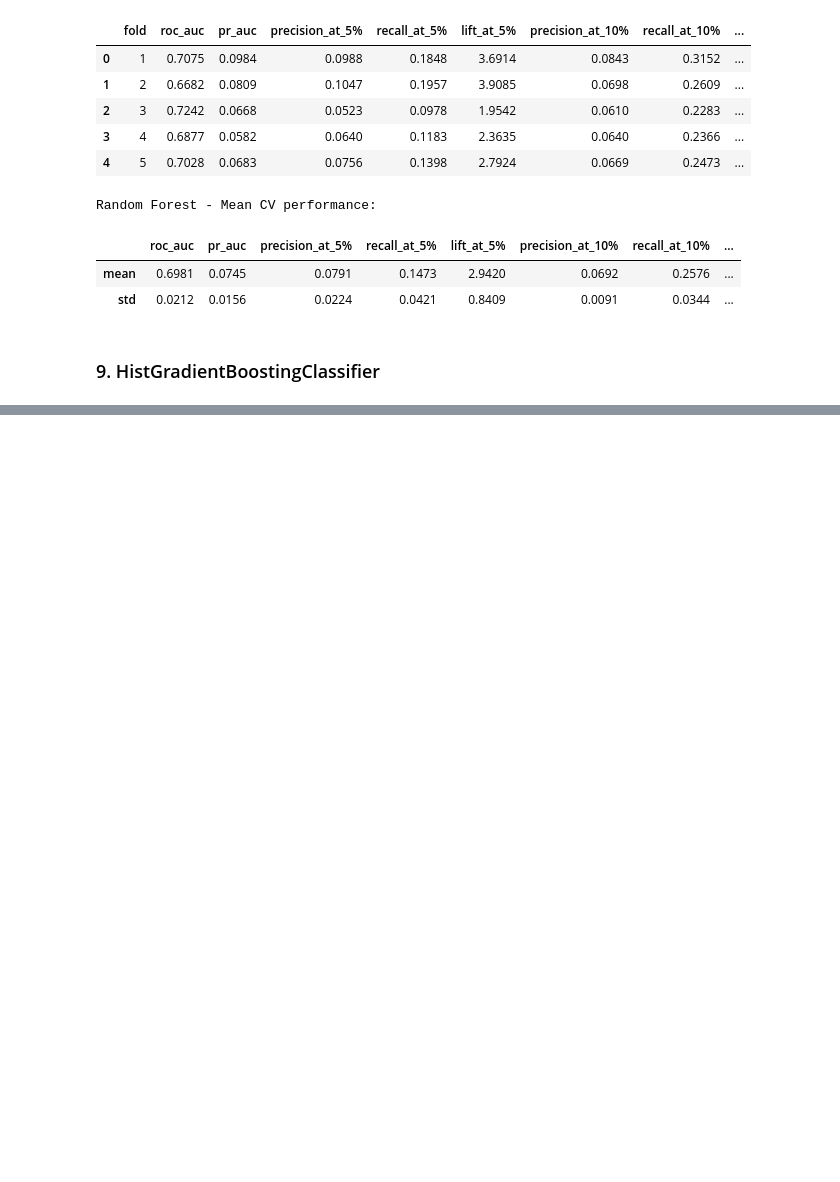
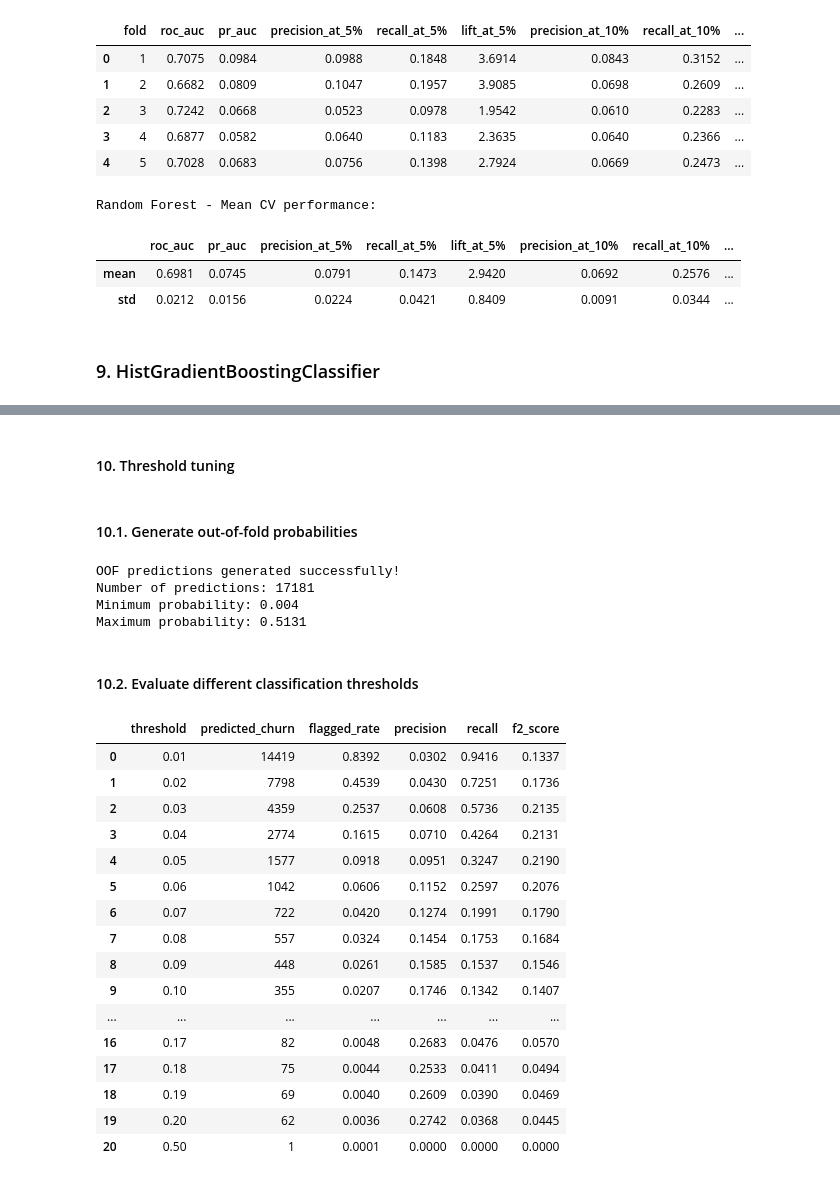
Before and after one commit to LinhNguyenkhanh123/churn-prediction, a Jupyter notebook: notebooks/eda.ipynb, the cells around one changed output, grey strips where cells are left out. Drawn from its saved outputs; the diff is of its cells as text; code cells hidden in the pictures; blank space fills up the shorter version.

```diff
--- a/notebooks/eda.ipynb
+++ b/notebooks/eda.ipynb
@@ -1405,0 +1608,71 @@ display(model_comparison.round(4))
+# %% [markdown]
+#### 10. Threshold tuning
+# %% [markdown]
+#### 10.1. Generate out-of-fold probabilities
+# %%
+from sklearn.model_selection import cross_val_predict
+import numpy as np
+
+oof_probabilities = cross_val_predict(
+    hgb_unweighted_pipeline,
+    X_train,
+    y_train,
+    groups=groups,
+    cv=cv,
+    method="predict_proba",
+    n_jobs=1
+)[:, 1]
+
+print("OOF predictions generated successfully!")
+print("Number of predictions:", len(oof_probabilities))
+print("Minimum probability:", round(oof_probabilities.min(), 4))
+print("Maximum probability:", round(oof_probabilities.max(), 4))
+# %% [output]
+OOF predictions generated successfully!
+Number of predictions: 17181
+Minimum probability: 0.004
+Maximum probability: 0.5131
+# %% [markdown]
+#### 10.2. Evaluate different classification thresholds
+# %%
+from sklearn.metrics import precision_score, recall_score, fbeta_score
+
+threshold_results = []
+
+thresholds = list(np.arange(0.01, 0.201, 0.01)) + [0.50]
+
+for threshold in thresholds:
+    y_pred = (oof_probabilities >= threshold).astype(int)
+
+    threshold_results.append({
+        "threshold": threshold,
+        "predicted_churn": y_pred.sum(),
+        "flagged_rate": y_pred.mean(),
+        "precision": precision_score(y_train, y_pred, zero_division=0),
+        "recall": recall_score(y_train, y_pred, zero_division=0),
+        "f2_score": fbeta_score(
+            y_train, y_pred, beta=2, zero_division=0
+        )
+    })
+
+threshold_results_df = pd.DataFrame(threshold_results)
+
+display(threshold_results_df.round(4))
+# %% [output]
+|  | threshold | predicted_churn | flagged_rate | precision | recall | f2_score |
+| 0 | 0.01 | 14419 | 0.8392 | 0.0302 | 0.9416 | 0.1337 |
+| 1 | 0.02 | 7798 | 0.4539 | 0.0430 | 0.7251 | 0.1736 |
+| 2 | 0.03 | 4359 | 0.2537 | 0.0608 | 0.5736 | 0.2135 |
+| 3 | 0.04 | 2774 | 0.1615 | 0.0710 | 0.4264 | 0.2131 |
+| 4 | 0.05 | 1577 | 0.0918 | 0.0951 | 0.3247 | 0.2190 |
+| 5 | 0.06 | 1042 | 0.0606 | 0.1152 | 0.2597 | 0.2076 |
+| 6 | 0.07 | 722 | 0.0420 | 0.1274 | 0.1991 | 0.1790 |
+| 7 | 0.08 | 557 | 0.0324 | 0.1454 | 0.1753 | 0.1684 |
+| 8 | 0.09 | 448 | 0.0261 | 0.1585 | 0.1537 | 0.1546 |
+| 9 | 0.10 | 355 | 0.0207 | 0.1746 | 0.1342 | 0.1407 |
+| ... | ... | ... | ... | ... | ... | ... |
+| 16 | 0.17 | 82 | 0.0048 | 0.2683 | 0.0476 | 0.0570 |
+| 17 | 0.18 | 75 | 0.0044 | 0.2533 | 0.0411 | 0.0494 |
+| 18 | 0.19 | 69 | 0.0040 | 0.2609 | 0.0390 | 0.0469 |
+| 19 | 0.20 | 62 | 0.0036 | 0.2742 | 0.0368 | 0.0445 |
+| 20 | 0.50 | 1 | 0.0001 | 0.0000 | 0.0000 | 0.0000 |
```
Also changed, not shown: parts of 96 cells of this notebook, 7 other files.
